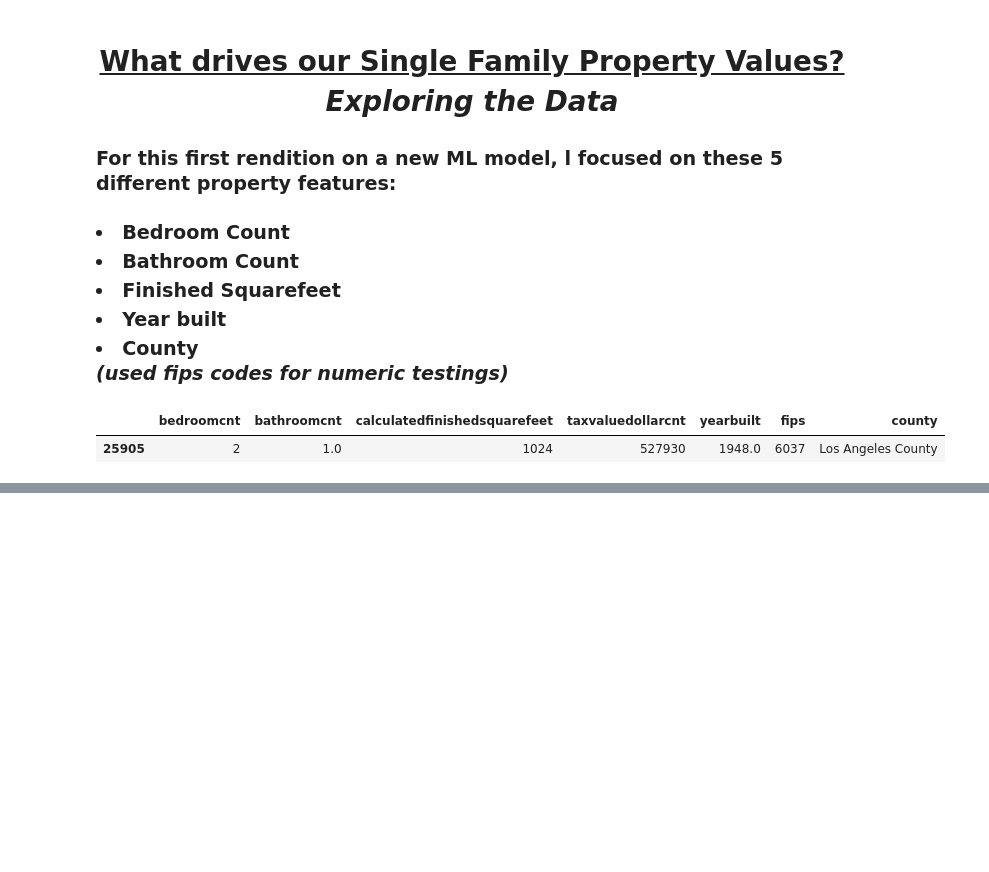
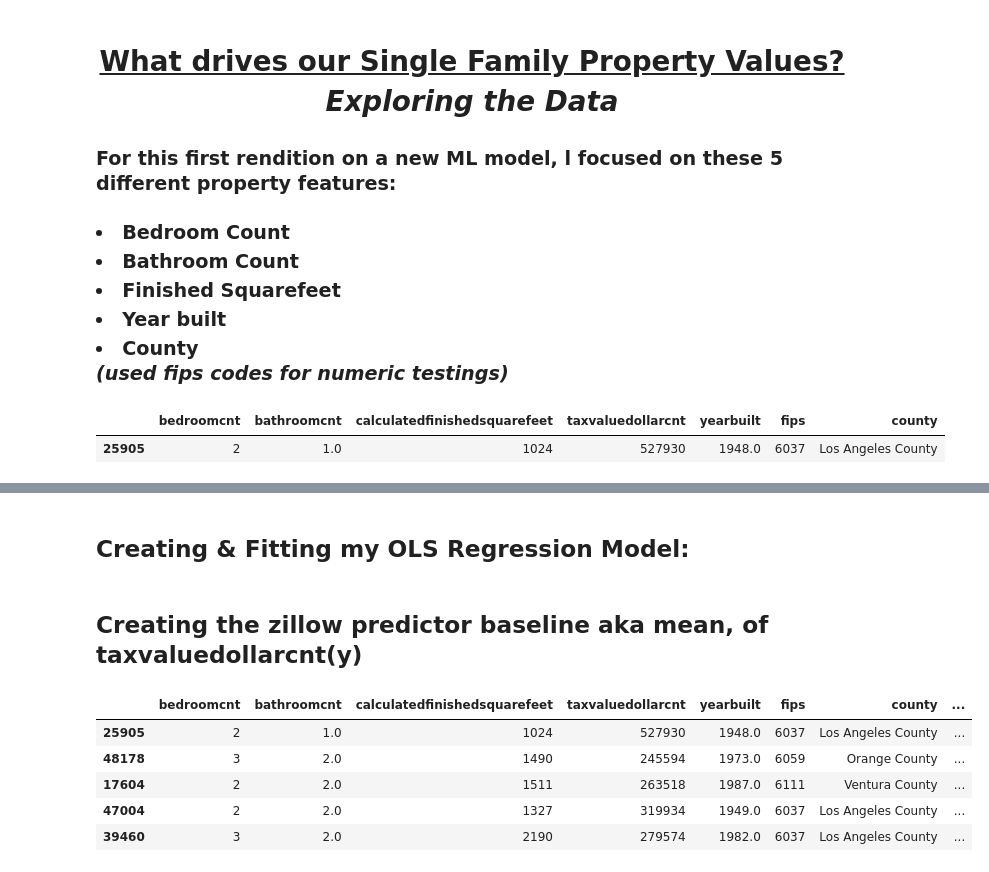
Before and after one commit to jeneyring/Regression_Final_Report, a Jupyter notebook: Final_Report.ipynb, the cells around one changed output, grey strips where cells are left out. Cells and saved outputs as stored; diff of their text form; code cells hidden in the pictures; blank space fills up the shorter version.

```diff
--- a/Final_Report.ipynb
+++ b/Final_Report.ipynb
@@ -92,0 +155,21 @@ plt.show()
+# %%
+#dropped columns so as to fit model onto data
+from evaluate import drop_columns_ols
+drop_columns_ols(train, validate, test)
+
+#creating copies of train to rename
+train_scaled = train.copy()
+validate_scaled = validate.copy()
+test_scaled = test.copy()
+
+#final name for df, to fit model onto data
+X_train = train_scaled[['calculatedfinishedsquarefeet']]
+y_train = train_scaled['taxvaluedollarcnt']
+
+X_validate = validate_scaled[[ 'calculatedfinishedsquarefeet']]
+y_validate = validate_scaled['taxvaluedollarcnt']
+
+X_test = test_scaled[['calculatedfinishedsquarefeet']]
+y_test = test_scaled['taxvaluedollarcnt']
+# %% [markdown]
+## Creating & Fitting my OLS Regression Model:
@@ -92,0 +181,16 @@ plt.show()
+# %% [markdown]
+## Creating the zillow predictor baseline aka mean, of taxvaluedollarcnt(y)
+# %%
+baseline = train_scaled.taxvaluedollarcnt.mean()
+train_scaled['yhat'] = predictions
+
+#let's add the baseline to the the dataframe
+train_scaled['baseline'] = train_scaled.taxvaluedollarcnt.mean()
+train_scaled.head()
+# %% [output]
+|  | bedroomcnt | bathroomcnt | calculatedfinishedsquarefeet | taxvaluedollarcnt | yearbuilt | fips | county | ... |
+| 25905 | 2 | 1.0 | 1024 | 527930 | 1948.0 | 6037 | Los Angeles County | ... |
+| 48178 | 3 | 2.0 | 1490 | 245594 | 1973.0 | 6059 | Orange County | ... |
+| 17604 | 2 | 2.0 | 1511 | 263518 | 1987.0 | 6111 | Ventura County | ... |
+| 47004 | 2 | 2.0 | 1327 | 319934 | 1949.0 | 6037 | Los Angeles County | ... |
+| 39460 | 3 | 2.0 | 2190 | 279574 | 1982.0 | 6037 | Los Angeles County | ... |
```
Also changed, not shown: parts of 28 cells of this notebook, 2 other files.
